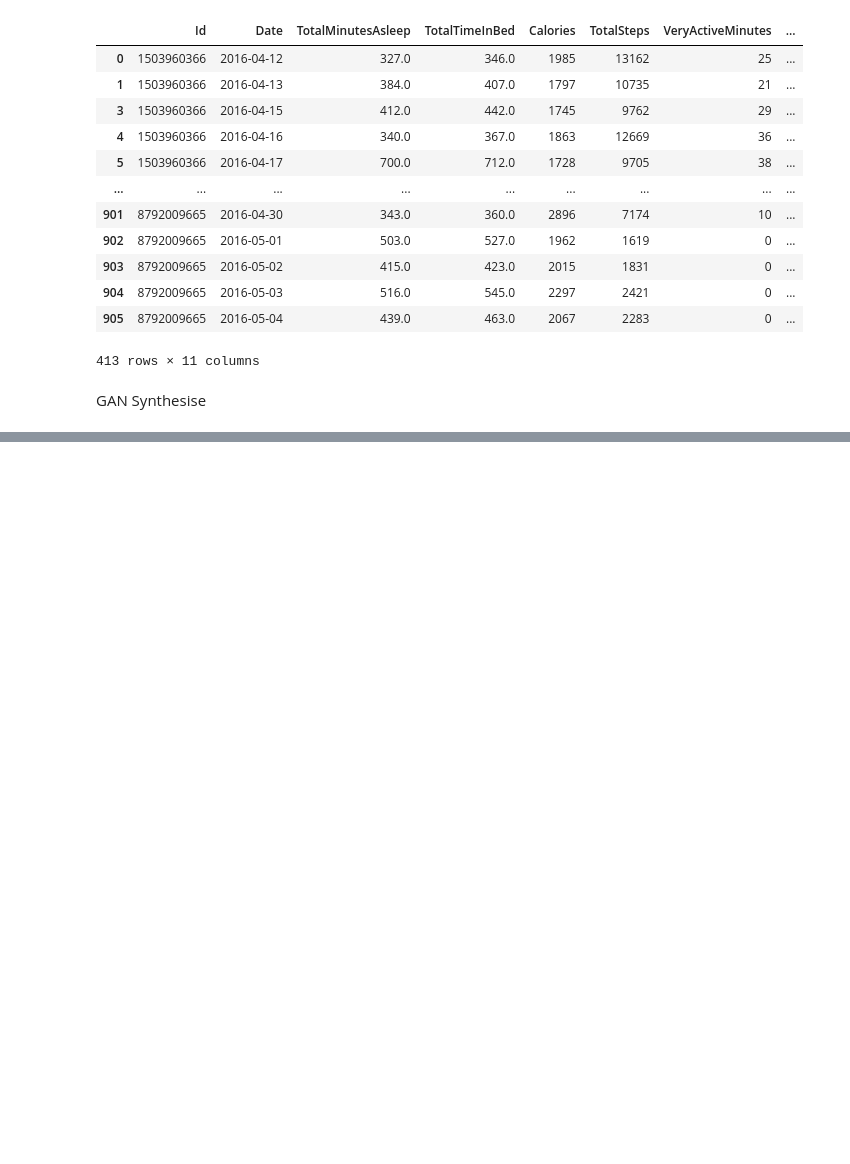
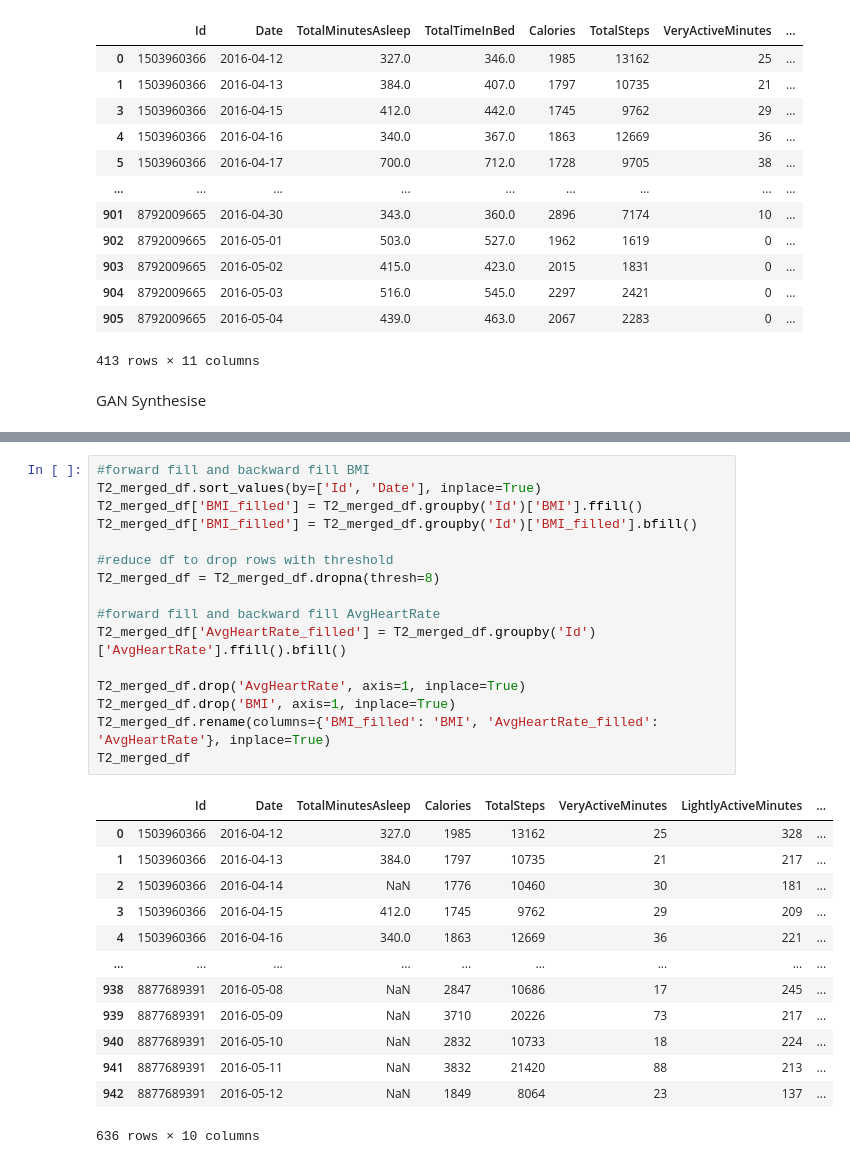
Before and after one commit to Glacierxdd40874/AIHG-Wearable, a Jupyter notebook: data_preprocessing/datasets/data_extraction.ipynb, the cells around one changed output, grey strips where cells are left out. Saved outputs shown, nothing was run; the diff lists cells and outputs as text; blank space fills up the shorter version.

```diff
--- a/data_preprocessing/datasets/data_extraction.ipynb
+++ b/data_preprocessing/datasets/data_extraction.ipynb
@@ -316,0 +342,30 @@ final
+# %%
+#forward fill and backward fill BMI
+T2_merged_df.sort_values(by=['Id', 'Date'], inplace=True)
+T2_merged_df['BMI_filled'] = T2_merged_df.groupby('Id')['BMI'].ffill()
+T2_merged_df['BMI_filled'] = T2_merged_df.groupby('Id')['BMI_filled'].bfill()
+
+#reduce df to drop rows with threshold
+T2_merged_df = T2_merged_df.dropna(thresh=8)
+
+#forward fill and backward fill AvgHeartRate
+T2_merged_df['AvgHeartRate_filled'] = T2_merged_df.groupby('Id')['AvgHeartRate'].ffill().bfill()
+
+T2_merged_df.drop('AvgHeartRate', axis=1, inplace=True)
+T2_merged_df.drop('BMI', axis=1, inplace=True)
+T2_merged_df.rename(columns={'BMI_filled': 'BMI', 'AvgHeartRate_filled': 'AvgHeartRate'}, inplace=True)
+T2_merged_df
+# %% [output]
+|  | Id | Date | TotalMinutesAsleep | Calories | TotalSteps | VeryActiveMinutes | LightlyActiveMinutes | ... |
+| 0 | 1503960366 | 2016-04-12 | 327.0 | 1985 | 13162 | 25 | 328 | ... |
+| 1 | 1503960366 | 2016-04-13 | 384.0 | 1797 | 10735 | 21 | 217 | ... |
+| 2 | 1503960366 | 2016-04-14 | NaN | 1776 | 10460 | 30 | 181 | ... |
+| 3 | 1503960366 | 2016-04-15 | 412.0 | 1745 | 9762 | 29 | 209 | ... |
+| 4 | 1503960366 | 2016-04-16 | 340.0 | 1863 | 12669 | 36 | 221 | ... |
+| ... | ... | ... | ... | ... | ... | ... | ... | ... |
+| 938 | 8877689391 | 2016-05-08 | NaN | 2847 | 10686 | 17 | 245 | ... |
+| 939 | 8877689391 | 2016-05-09 | NaN | 3710 | 20226 | 73 | 217 | ... |
+| 940 | 8877689391 | 2016-05-10 | NaN | 2832 | 10733 | 18 | 224 | ... |
+| 941 | 8877689391 | 2016-05-11 | NaN | 3832 | 21420 | 88 | 213 | ... |
+| 942 | 8877689391 | 2016-05-12 | NaN | 1849 | 8064 | 23 | 137 | ... |
+636 rows × 10 columns
```
Also changed, not shown: parts of 30 cells of this notebook, 4 other files.
